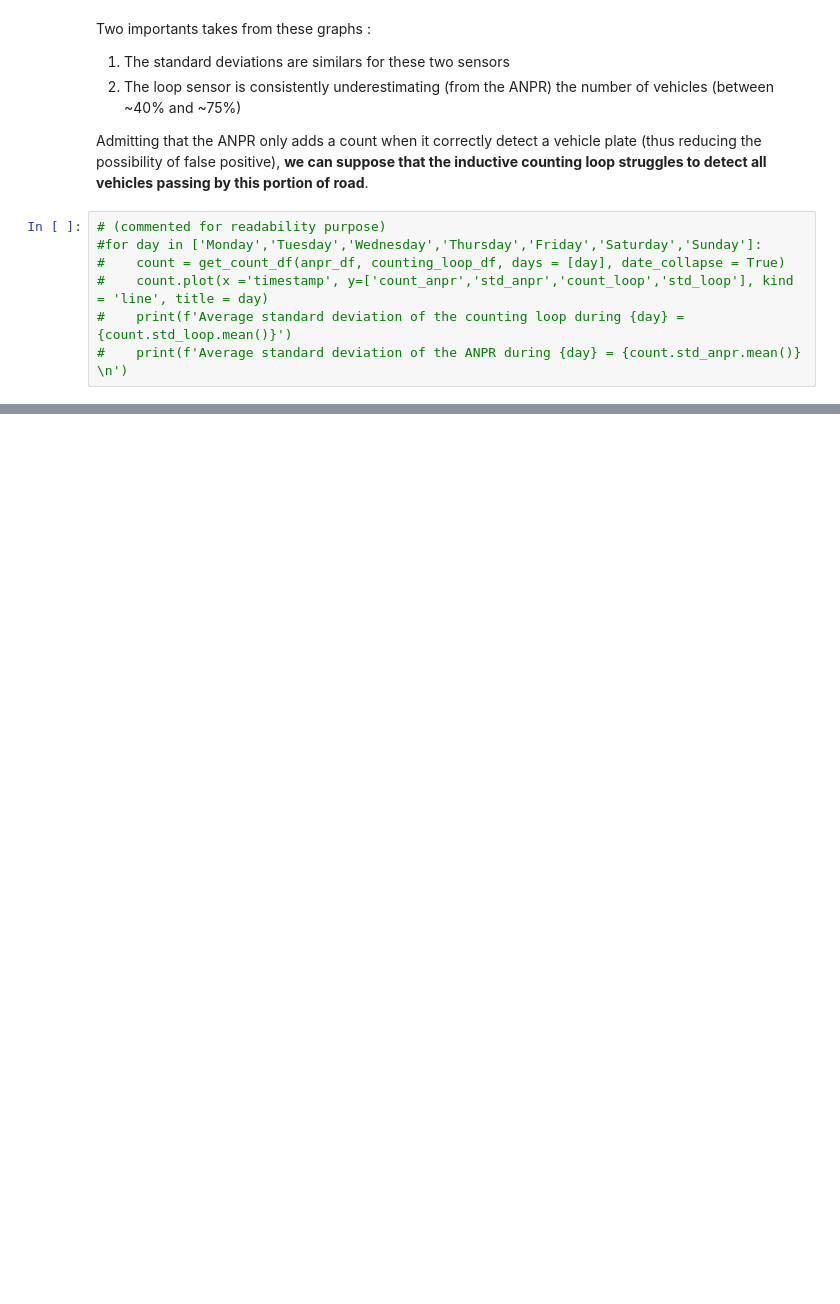
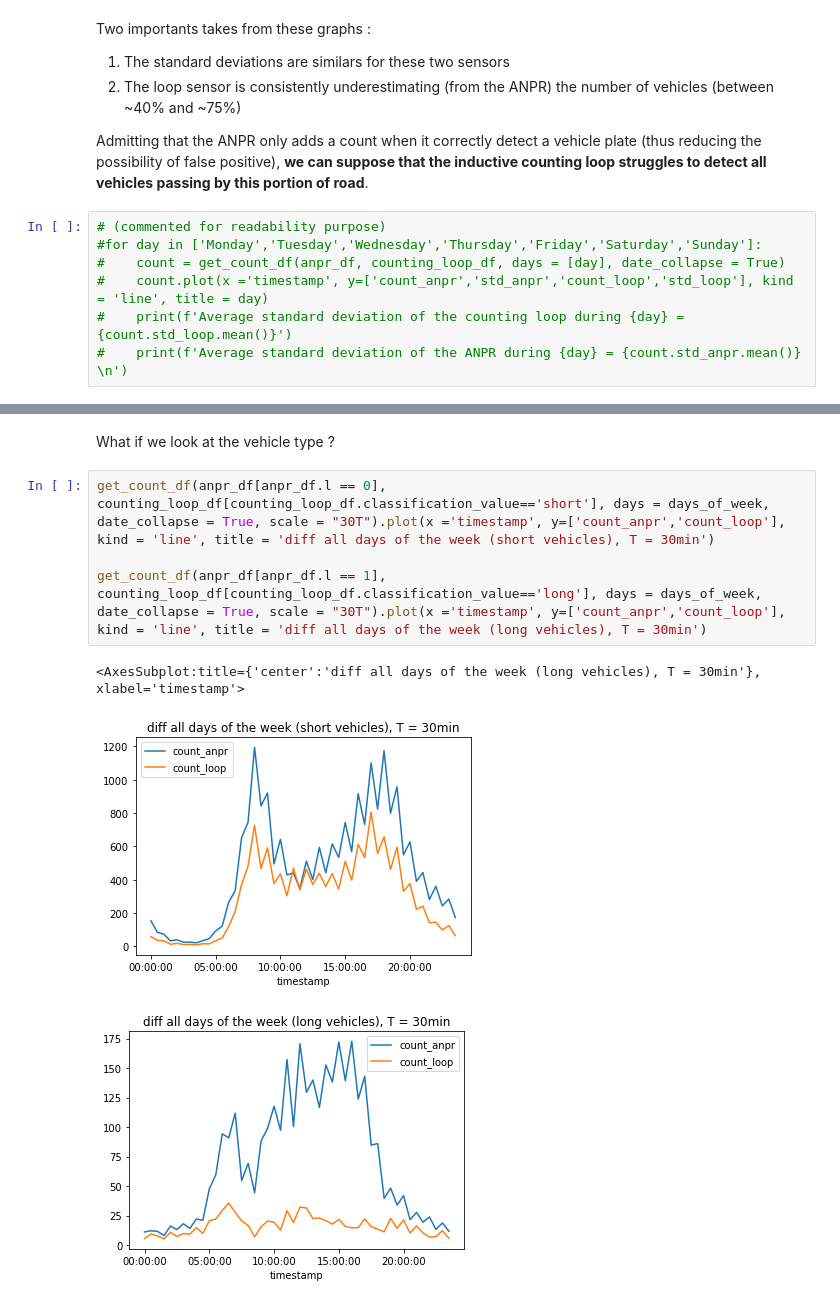
Before and after one commit to khookh/MacqProject, a Jupyter notebook: data_science_exercise.ipynb, the cells around one changed output, grey strips where cells are left out. Saved outputs shown, nothing was run; the diff lists cells and outputs as text; blank space fills up the shorter version.

```diff
--- a/data_science_exercise.ipynb
+++ b/data_science_exercise.ipynb
@@ -325,0 +341,10 @@ Admitting that the ANPR only adds a count when it correctly detect a vehicle pla
+# %% [markdown]
+What if we look at the vehicle type ?
+# %%
+get_count_df(anpr_df[anpr_df.l == 0], counting_loop_df[counting_loop_df.classification_value=='short'], days = days_of_week, date_collapse = True, scale = "30T").plot(x ='timestamp', y=['count_anpr','count_loop'], kind = 'line', title = 'diff all days of the week (short vehicles), T = 30min')
+
+get_count_df(anpr_df[anpr_df.l == 1], counting_loop_df[counting_loop_df.classification_value=='long'], days = days_of_week, date_collapse = True, scale = "30T").plot(x ='timestamp', y=['count_anpr','count_loop'], kind = 'line', title = 'diff all days of the week (long vehicles), T = 30min')
+# %% [output]
+<AxesSubplot:title={'center':'diff all days of the week (long vehicles), T = 30min'}, xlabel='timestamp'>
+[figure, added]
+[figure, added]
```
Also changed, not shown: parts of 24 cells of this notebook.
